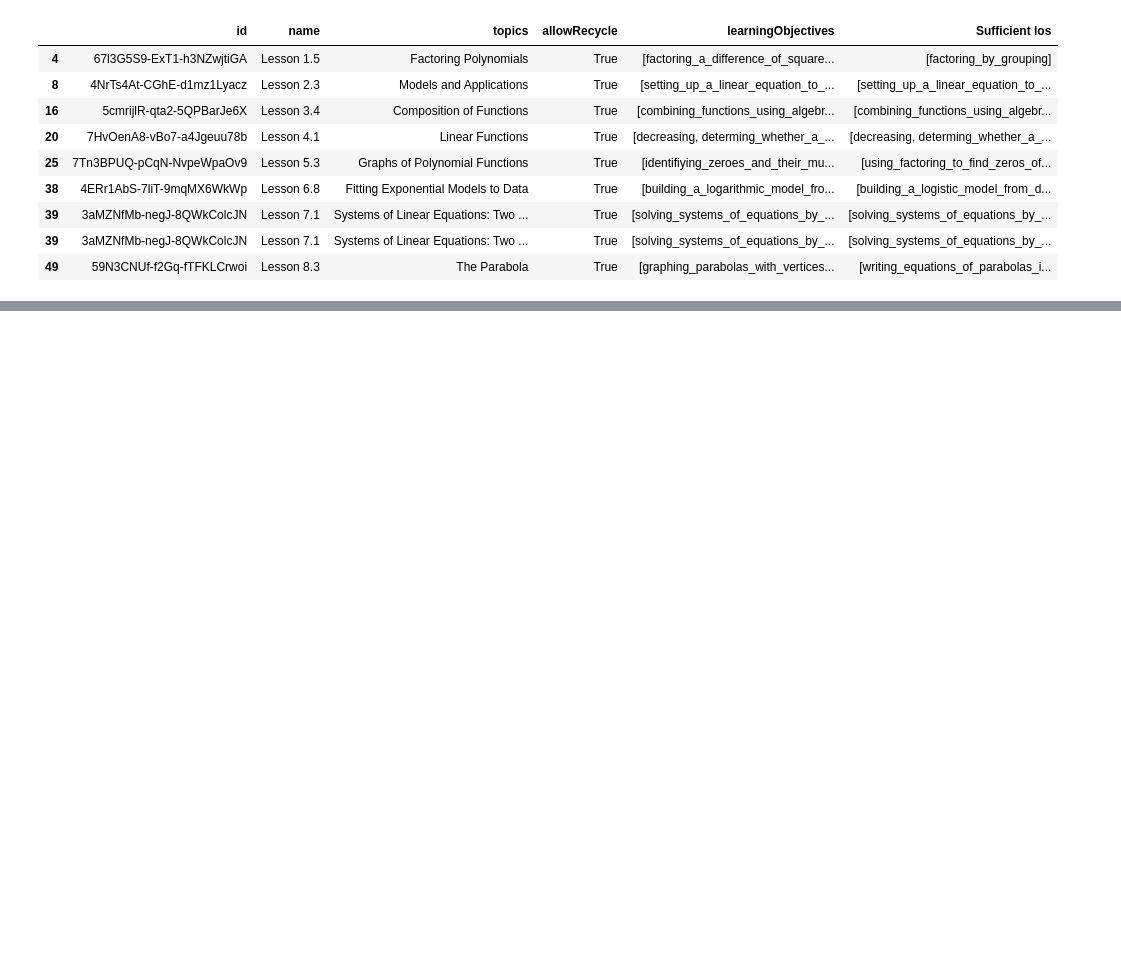
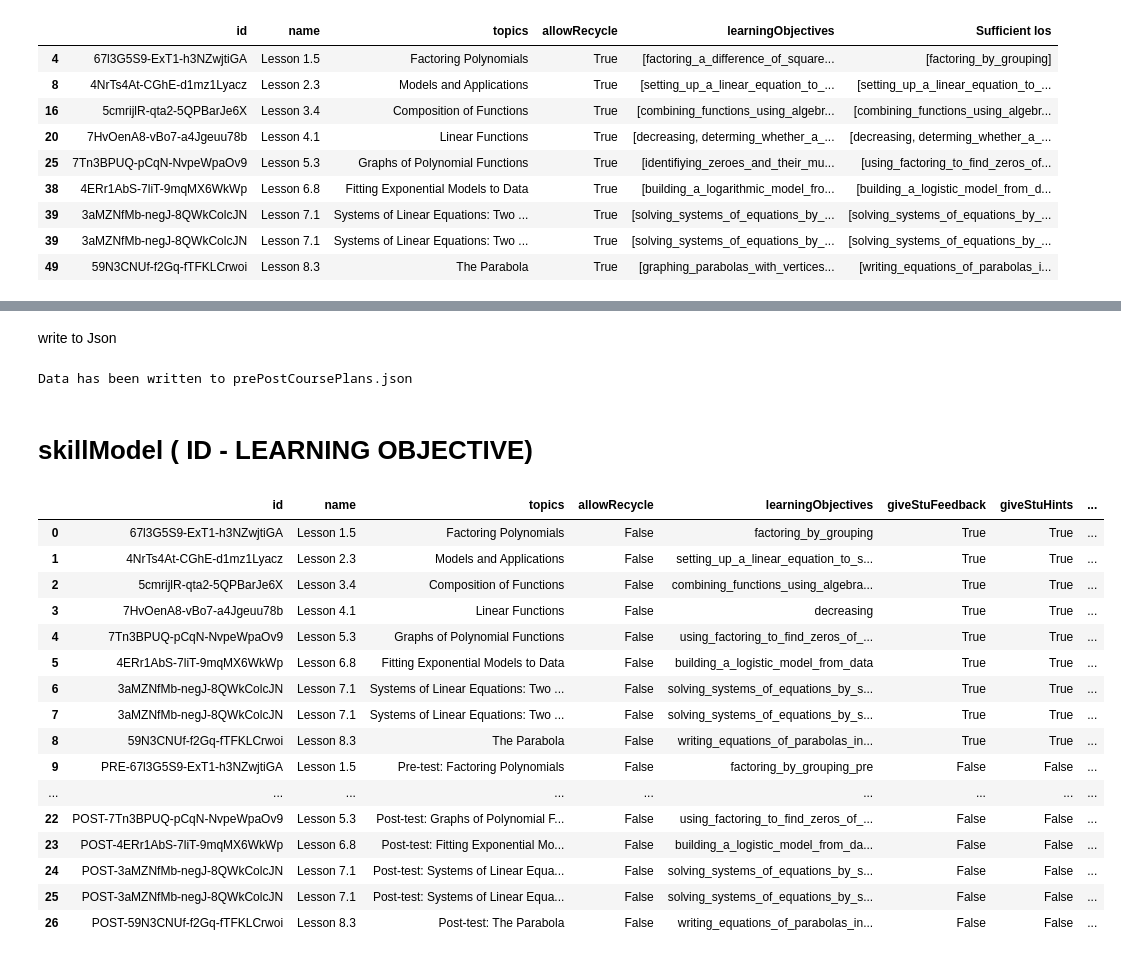
Before and after one commit to SagaLGIT/OATutor, a Jupyter notebook: src/content-selection/contentSelection.ipynb, the cells around one changed output, grey strips where cells are left out. Drawn from its saved outputs; the diff is of its cells as text; code cells hidden in the pictures; blank space fills up the shorter version.

```diff
--- a/src/content-selection/contentSelection.ipynb
+++ b/src/content-selection/contentSelection.ipynb
@@ -423,0 +443,45 @@ chosen_lessons_post
+# %% [markdown]
+write to Json
+# %%
+lessons_list = all_lessons.to_dict(orient='records')
+
+# Create the dictionary with the required structure
+course_data = {
+    "courseName": "OpenStax: College Algebra",
+    "courseOER": "https://openstax.org/details/books/college-algebra-2e <OpenStax: College Algebra>",
+    "courseLicense": "https://creativecommons.org/licenses/by/4.0/ <CC BY 4.0>",
+    "lessons": lessons_list
+}
+
+# Write the dictionary to the JSON file
+with open("prePostCoursePlans.json", "w", encoding="utf-8") as f:
+    json.dump(course_data, f, ensure_ascii=False, indent=4)
+
+print("Data has been written to prePostCoursePlans.json")
+# %% [output]
+Data has been written to prePostCoursePlans.json
+# %% [markdown]
+# skillModel ( ID - LEARNING OBJECTIVE)
+# %%
+copy_all_lessons= all_lessons.copy()
+copy_all_lessons['learningObjectives'] = copy_all_lessons['learningObjectives'].apply(lambda x: list(x.keys())[0] if x else None)
+# %%
+copy_all_lessons
+# %% [output]
+|  | id | name | topics | allowRecycle | learningObjectives | giveStuFeedback | giveStuHints | ... |
+| 0 | 67l3G5S9-ExT1-h3NZwjtiGA | Lesson 1.5 | Factoring Polynomials | False | factoring_by_grouping | True | True | ... |
+| 1 | 4NrTs4At-CGhE-d1mz1Lyacz | Lesson 2.3 | Models and Applications | False | setting_up_a_linear_equation_to_s... | True | True | ... |
+| 2 | 5cmrijlR-qta2-5QPBarJe6X | Lesson 3.4 | Composition of Functions | False | combining_functions_using_algebra... | True | True | ... |
+| 3 | 7HvOenA8-vBo7-a4Jgeuu78b | Lesson 4.1 | Linear Functions | False | decreasing | True | True | ... |
+| 4 | 7Tn3BPUQ-pCqN-NvpeWpaOv9 | Lesson 5.3 | Graphs of Polynomial Functions | False | using_factoring_to_find_zeros_of_... | True | True | ... |
+| 5 | 4ERr1AbS-7liT-9mqMX6WkWp | Lesson 6.8 | Fitting Exponential Models to Data | False | building_a_logistic_model_from_data | True | True | ... |
+| 6 | 3aMZNfMb-negJ-8QWkColcJN | Lesson 7.1 | Systems of Linear Equations: Two ... | False | solving_systems_of_equations_by_s... | True | True | ... |
+| 7 | 3aMZNfMb-negJ-8QWkColcJN | Lesson 7.1 | Systems of Linear Equations: Two ... | False | solving_systems_of_equations_by_s... | True | True | ... |
+| 8 | 59N3CNUf-f2Gq-fTFKLCrwoi | Lesson 8.3 | The Parabola | False | writing_equations_of_parabolas_in... | True | True | ... |
+| 9 | PRE-67l3G5S9-ExT1-h3NZwjtiGA | Lesson 1.5 | Pre-test: Factoring Polynomials | False | factoring_by_grouping_pre | False | False | ... |
+| ... | ... | ... | ... | ... | ... | ... | ... | ... |
+| 22 | POST-7Tn3BPUQ-pCqN-NvpeWpaOv9 | Lesson 5.3 | Post-test: Graphs of Polynomial F... | False | using_factoring_to_find_zeros_of_... | False | False | ... |
+| 23 | POST-4ERr1AbS-7liT-9mqMX6WkWp | Lesson 6.8 | Post-test: Fitting Exponential Mo... | False | building_a_logistic_model_from_da... | False | False | ... |
+| 24 | POST-3aMZNfMb-negJ-8QWkColcJN | Lesson 7.1 | Post-test: Systems of Linear Equa... | False | solving_systems_of_equations_by_s... | False | False | ... |
+| 25 | POST-3aMZNfMb-negJ-8QWkColcJN | Lesson 7.1 | Post-test: Systems of Linear Equa... | False | solving_systems_of_equations_by_s... | False | False | ... |
+| 26 | POST-59N3CNUf-f2Gq-fTFKLCrwoi | Lesson 8.3 | Post-test: The Parabola | False | writing_equations_of_parabolas_in... | False | False | ... |
```
Also changed, not shown: parts of 15 cells of this notebook, 5 other files.
